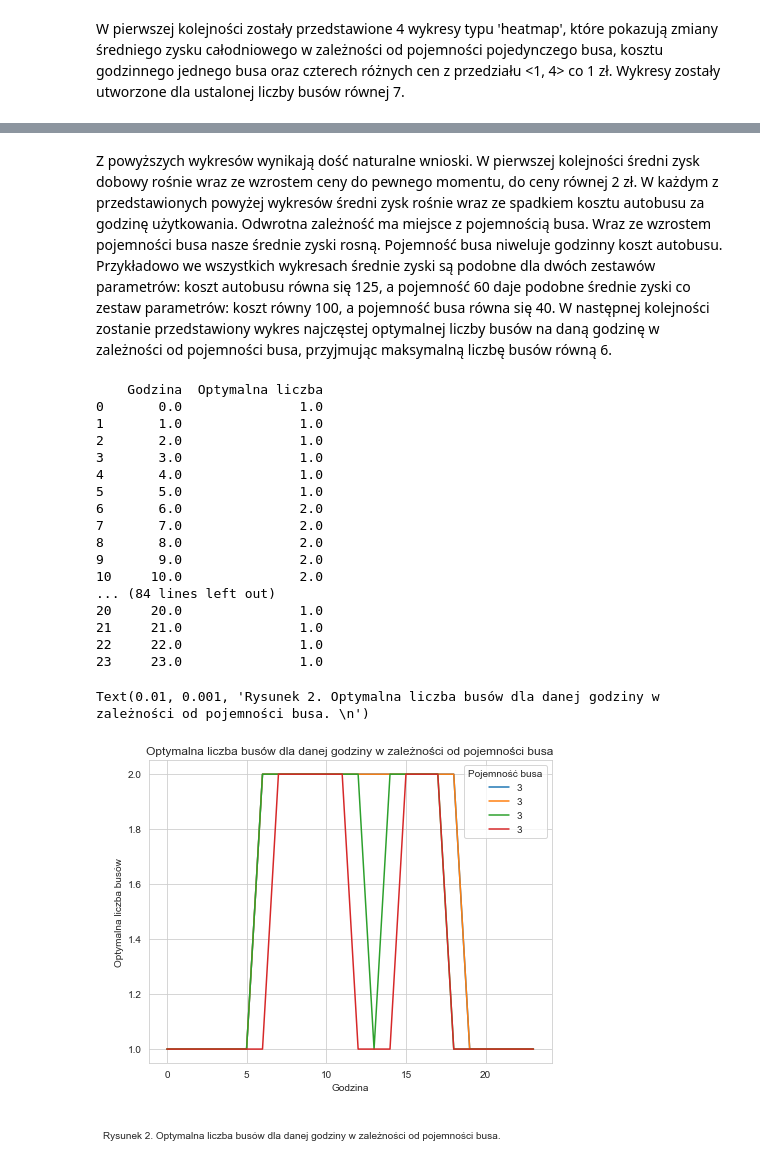
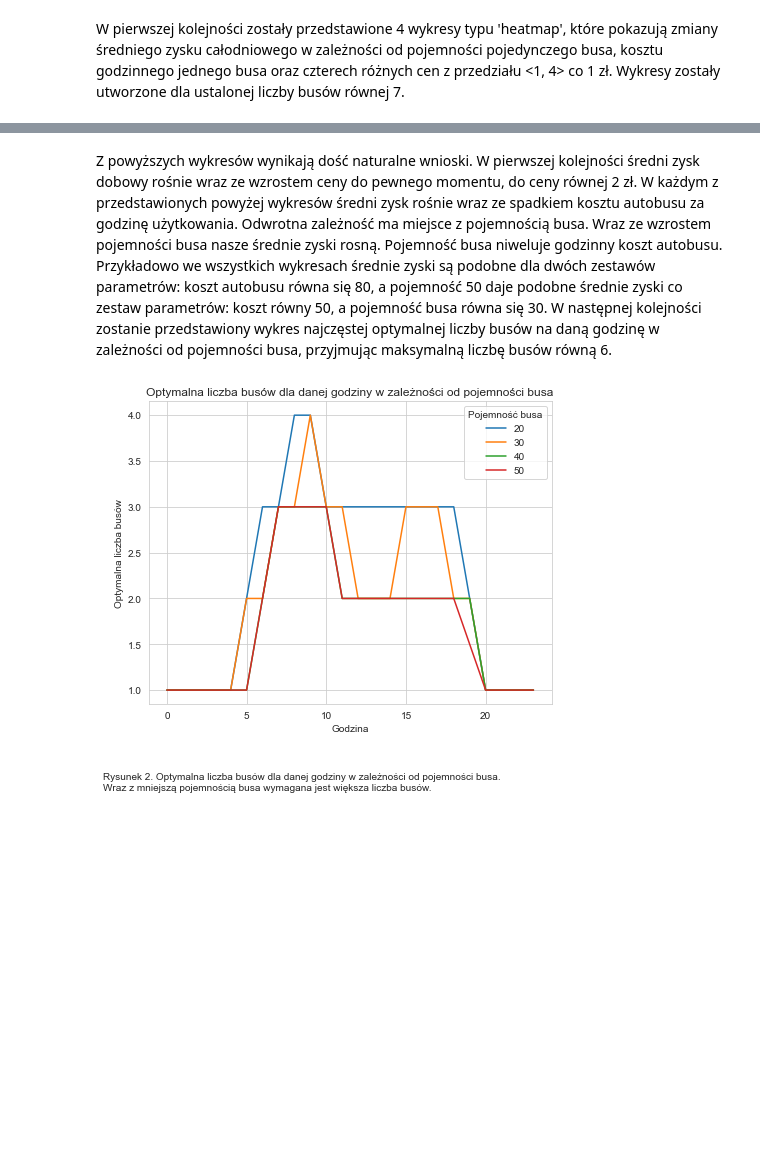
Before and after one commit to fmordarski/Passengers-simulation, a Jupyter notebook: Raport_MZK.ipynb, the cells around one changed output, grey strips where cells are left out. Drawn from its saved outputs; the diff is of its cells as text; code cells hidden in the pictures; blank space fills up the shorter version.

```diff
--- a/Raport_MZK.ipynb
+++ b/Raport_MZK.ipynb
@@ -739,8 +739,8 @@ Do analizy przyjęto różne zakresy parametrów. Poniżej przedstawiono analizo
 # %%
 ceny = [1, 1.5, 2, 2.5, 3, 3.5, 4]
 max_buses = range(3, 7)
-capacity = [30, 40, 50, 60]
-cost_buses = range(50, 110, 10)
+capacity = [20, 30, 40, 50]
+cost_buses = range(40, 100, 10)
 # %%
 data = pd.DataFrame()
 for cena in ceny:
@@ -785,42 +788,21 @@ plt.show()
 # %% [markdown]
-Z powyższych wykresów wynikają dość naturalne wnioski. W pierwszej kolejności średni zysk dobowy rośnie wraz ze wzrostem ceny do pewnego momentu, do ceny równej 2 zł. W każdym z przedstawionych powyżej wykresów średni zysk rośnie wraz ze spadkiem kosztu autobusu za godzinę użytkowania. Odwrotna zależność ma miejsce z pojemnością busa. Wraz ze wzrostem pojemności busa nasze średnie zyski rosną. Pojemność busa niweluje godzinny koszt autobusu. Przykładowo we wszystkich wykresach średnie zyski są podobne dla dwóch zestawów parametrów: koszt autobusu równa się 125, a pojemność 60 daje podobne średnie zyski co zestaw parametrów: koszt równy 100, a pojemność busa równa się 40. W następnej kolejności zostanie przedstawiony wykres najczęstej optymalnej liczby busów na daną godzinę w zależności od pojemności busa, przyjmując maksymalną liczbę busów równą 6.
+Z powyższych wykresów wynikają dość naturalne wnioski. W pierwszej kolejności średni zysk dobowy rośnie wraz ze wzrostem ceny do pewnego momentu, do ceny równej 2 zł. W każdym z przedstawionych powyżej wykresów średni zysk rośnie wraz ze spadkiem kosztu autobusu za godzinę użytkowania. Odwrotna zależność ma miejsce z pojemnością busa. Wraz ze wzrostem pojemności busa nasze średnie zyski rosną. Pojemność busa niweluje godzinny koszt autobusu. Przykładowo we wszystkich wykresach średnie zyski są podobne dla dwóch zestawów parametrów: koszt autobusu równa się 80, a pojemność 50 daje podobne średnie zyski co zestaw parametrów: koszt równy 50, a pojemność busa równa się 30. W następnej kolejności zostanie przedstawiony wykres najczęstej optymalnej liczby busów na daną godzinę w zależności od pojemności busa, przyjmując maksymalną liczbę busów równą 6.
 # %%
 dfs_grouped = {}
 for cap in capacity:
     df = data[(data["Maksymalna liczba busów"]==6) & (data['Pojemność busa']==cap)]
     grouped = df.groupby(['Godzina'])['Optymalna liczba'].median().reset_index()
-#     final = grouped.merge(df[['Godzina', 'Optymalna liczba']],
-#                           on='Godzina', how='left')
-    print(grouped)
     dfs_grouped[cap] = grouped
 fig1 = plt.figure(figsize=(7, 6))
 ax1 = fig1.add_axes((0.1, 0.2, 0.8, 0.7))
 for cap in capacity:
-    ax1.plot(dfs_grouped[cap]['Godzina'], dfs_grouped[cap]['Optymalna liczba'], label=i)
+    ax1.plot(dfs_grouped[cap]['Godzina'], dfs_grouped[cap]['Optymalna liczba'], label=cap)
 ax1.legend(loc=1, title='Pojemność busa')
 plt.ylabel('Optymalna liczba busów')
 plt.xlabel('Godzina')
 plt.title('Optymalna liczba busów dla danej godziny w zależności od pojemności busa')
 fig1.text(.01, .001,
           "Rysunek 2. Optymalna liczba busów dla danej godziny w zależności od pojemności busa. \n"
-          "")
+          "Wraz z mniejszą pojemnością busa wymagana jest większa liczba busów.");
 # %% [output]
-    Godzina  Optymalna liczba
-0       0.0               1.0
-1       1.0               1.0
-2       2.0               1.0
-3       3.0               1.0
-4       4.0               1.0
-5       5.0               1.0
-6       6.0               2.0
-7       7.0               2.0
-8       8.0               2.0
-9       9.0               2.0
-10     10.0               2.0
-... (84 lines left out)
-20     20.0               1.0
-21     21.0               1.0
-22     22.0               1.0
-23     23.0               1.0
-Text(0.01, 0.001, 'Rysunek 2. Optymalna liczba busów dla danej godziny w zależności od pojemności busa. \n')
-[figure, old version]
+[figure, new version]
```
Also changed, not shown: parts of 8 cells of this notebook.
